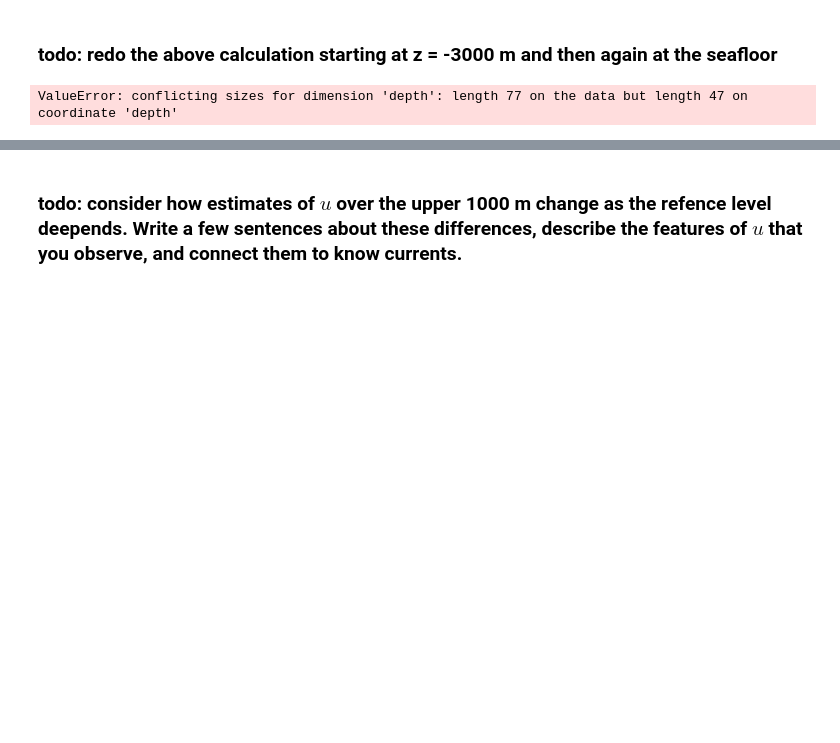
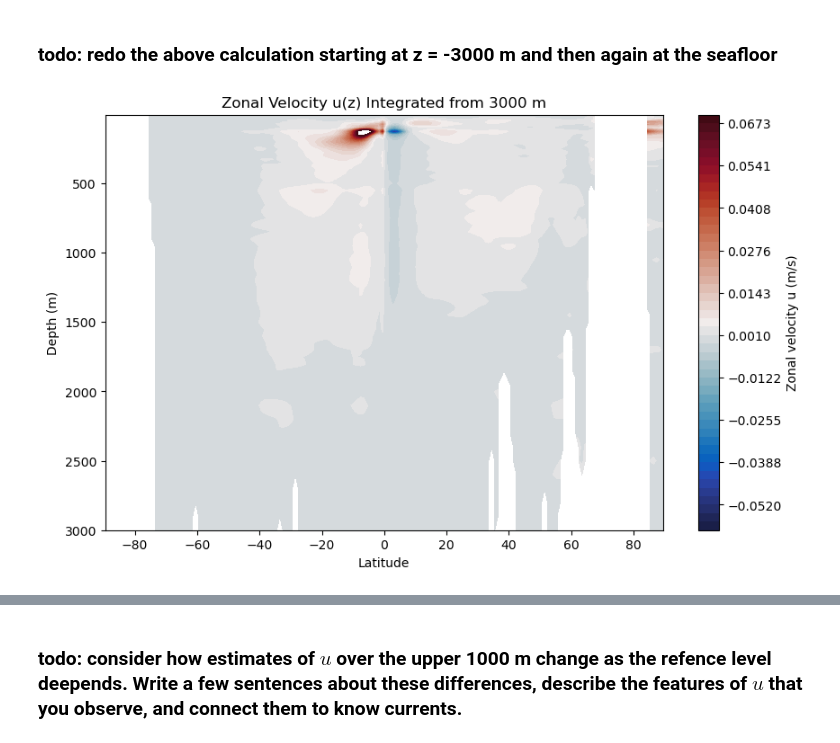
Before and after one commit to samrey3002/physical_oceanography, a Jupyter notebook: notebooks/thermal_wind.ipynb, the cells around one changed output, grey strips where cells are left out. Cells and saved outputs as stored; diff of their text form; code cells hidden in the pictures; blank space fills up the shorter version.

```diff
--- a/notebooks/thermal_wind.ipynb
+++ b/notebooks/thermal_wind.ipynb
@@ -323,7 +298,0 @@ threethousandm = slice_at_30W.sel(depth=slice(0, 3000))
-# %%
-du_dz_da3 = xr.DataArray(threethousandm, coords=[depth, lat], dims=['depth','lat'])
-
-shear_0_3000 = du_dz_da3.sel(depth=slice(0,3000))
-depth_0_3000 = shear_0_3000.depth.values
-# %% [output]
-ValueError: conflicting sizes for dimension 'depth': length 77 on the data but length 47 on coordinate 'depth'
@@ -329,0 +303,21 @@ ValueError: conflicting sizes for dimension 'depth': length 77 on the data but l
+# %%
+dz_da_3000 = xr.DataArray(dz_3000, coords=[shear_3000.depth.isel(depth=slice(1,None)), lat],
+                     dims=['depth', 'lat'])
+# %%
+shear_mid_3000 = shear_3000.isel(depth=slice(1,None))
+# %%
+cs_shear_3000 = np.cumsum(shear_mid_3000)
+# %%
+u_profile_3000 = cs_shear_3000 * dz_da_3000
+# %%
+plt.figure(figsize=(10,6))
+cf = plt.contourf(lat, u_profile_3000.depth, u_profile_3000, levels=np.linspace(-0.06, 0.07, 50), cmap=cmocean.cm.balance)
+plt.gca().invert_yaxis()
+cbar = plt.colorbar(cf)
+cbar.set_label('Zonal velocity u (m/s)')
+plt.xlabel('Latitude')
+plt.ylabel('Depth (m)')
+plt.title('Zonal Velocity u(z) Integrated from 3000 m')
+plt.show()
+# %% [output]
+[figure, added]
```
Also changed, not shown: parts of 26 cells of this notebook.
